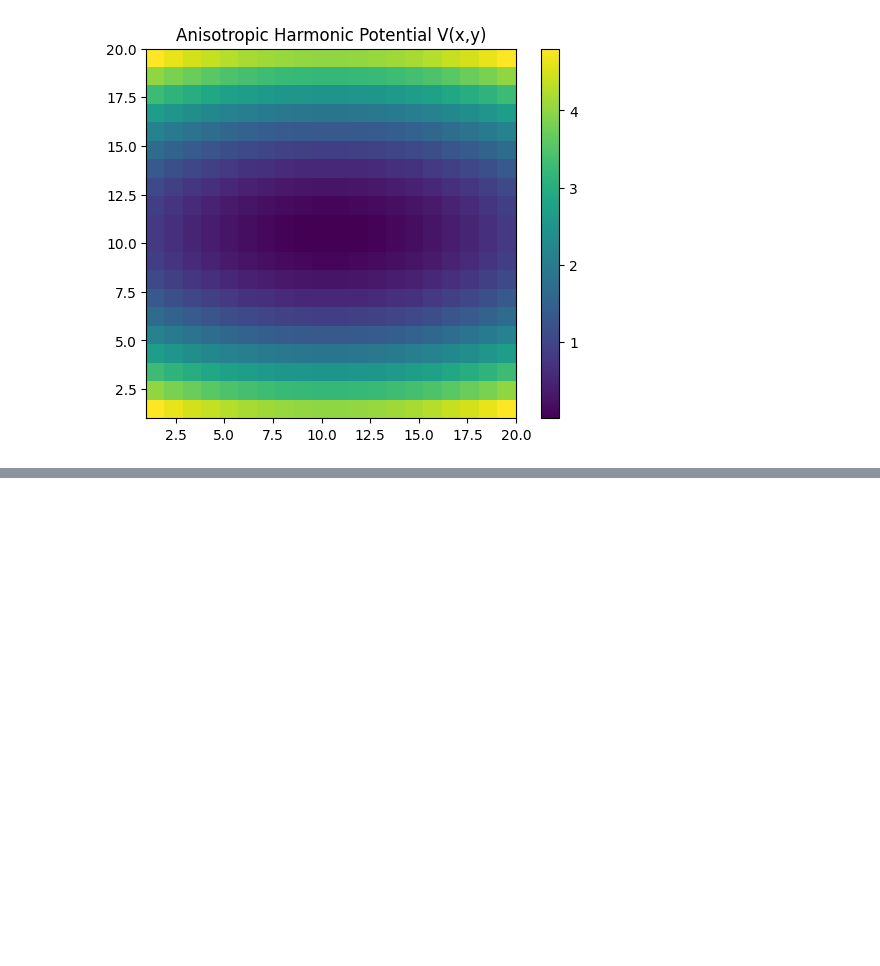
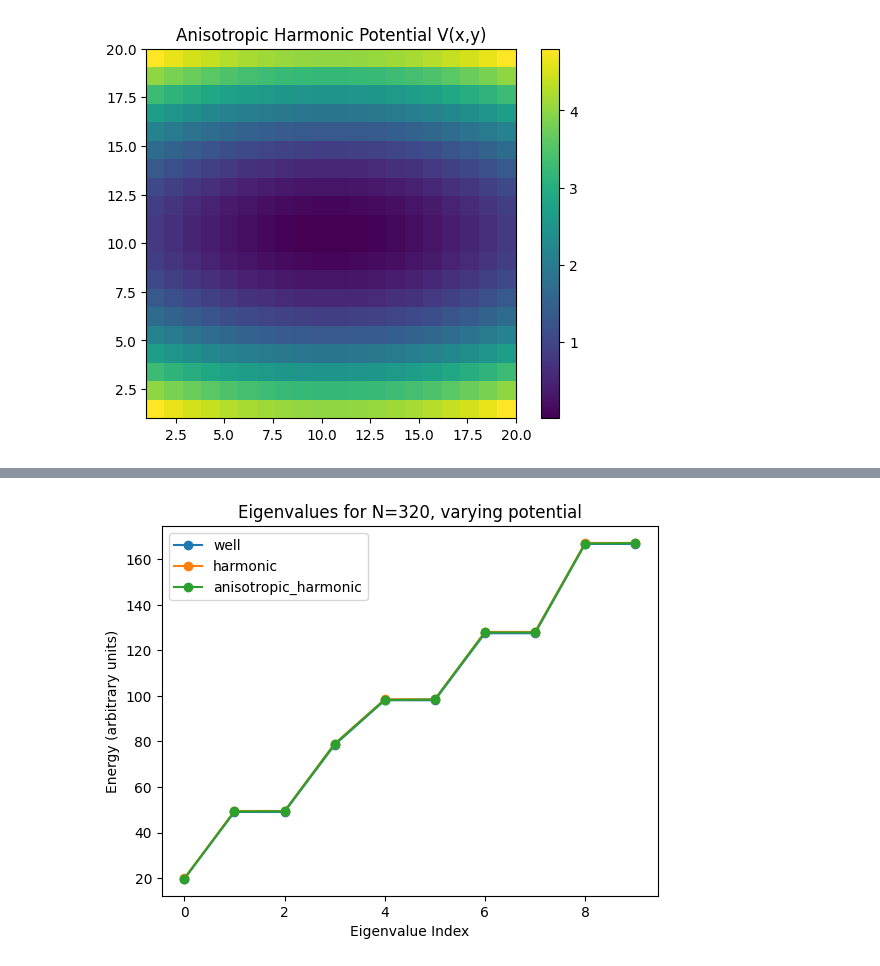
Before and after one commit to desaiamogh31/utd-hpc-course-repo, a Jupyter notebook: hw2/src/analysis.ipynb, the cells around one changed output, grey strips where cells are left out. Cells and saved outputs as stored; diff of their text form; code cells hidden in the pictures; blank space fills up the shorter version.

```diff
--- a/hw2/src/analysis.ipynb
+++ b/hw2/src/analysis.ipynb
@@ -193,0 +292,20 @@ plt.show()
+# %%
+#Visualize how eigenvlaues change for changing potential, consider N=320
+
+data_dir = "/Users/a.n.d./Documents/UTD/Coursework/HPC/Assignments/HW2/results_local"
+
+potential = ["well", "harmonic", "anisotropic_harmonic"] # Adjust as needed (use the largest N you ran on HPC)
+
+#To visualize the eigenvalues for different N values, we can plot them on the same graph for comparison.
+for pot in potential:
+    data = np.loadtxt(f'{data_dir}/eigs_N320_{pot}.txt')
+    plt.plot(data, 'o-', label=f'{pot}')
+
+plt.xlabel('Eigenvalue Index')
+plt.ylabel('Energy (arbitrary units)')
+plt.title(f'Eigenvalues for N=320, varying potential')
+plt.legend()
+plt.savefig(f"{data_dir}/eigenvalues_potential_comparison_N320.png")
+plt.show()
+# %% [output]
+[figure, added]
```
Also changed, not shown: parts of 4 cells of this notebook, 1 other file.
